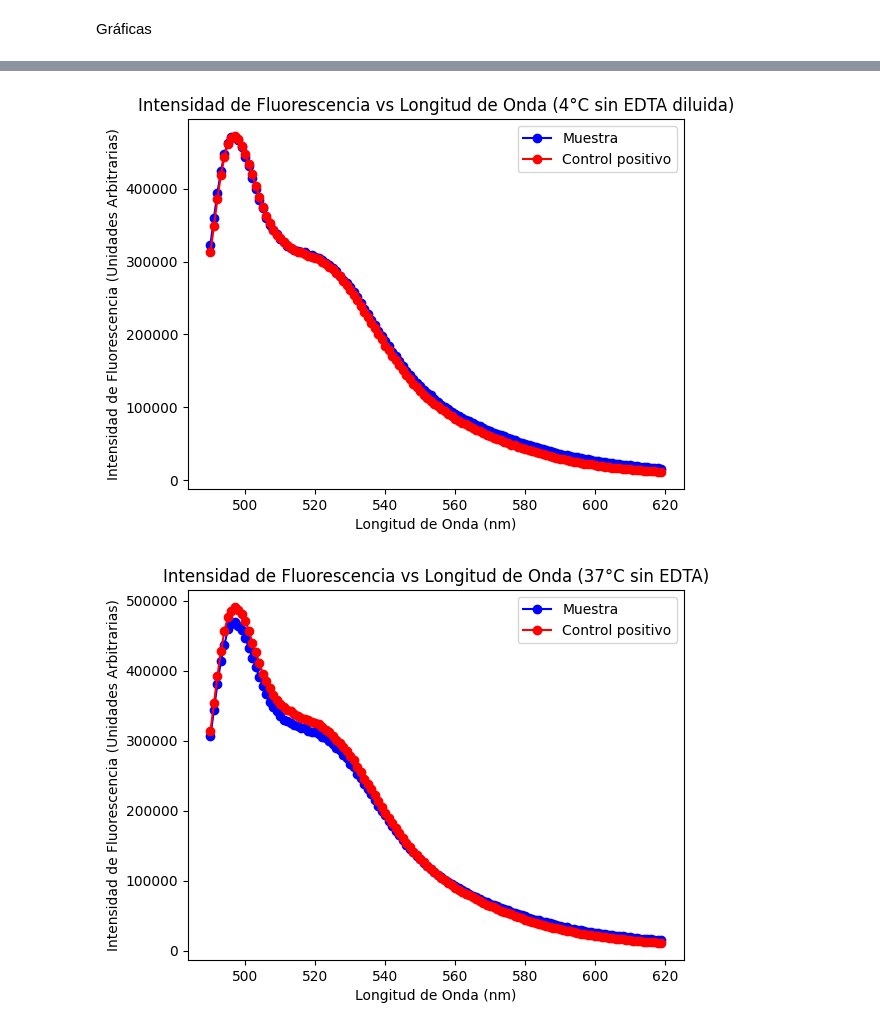
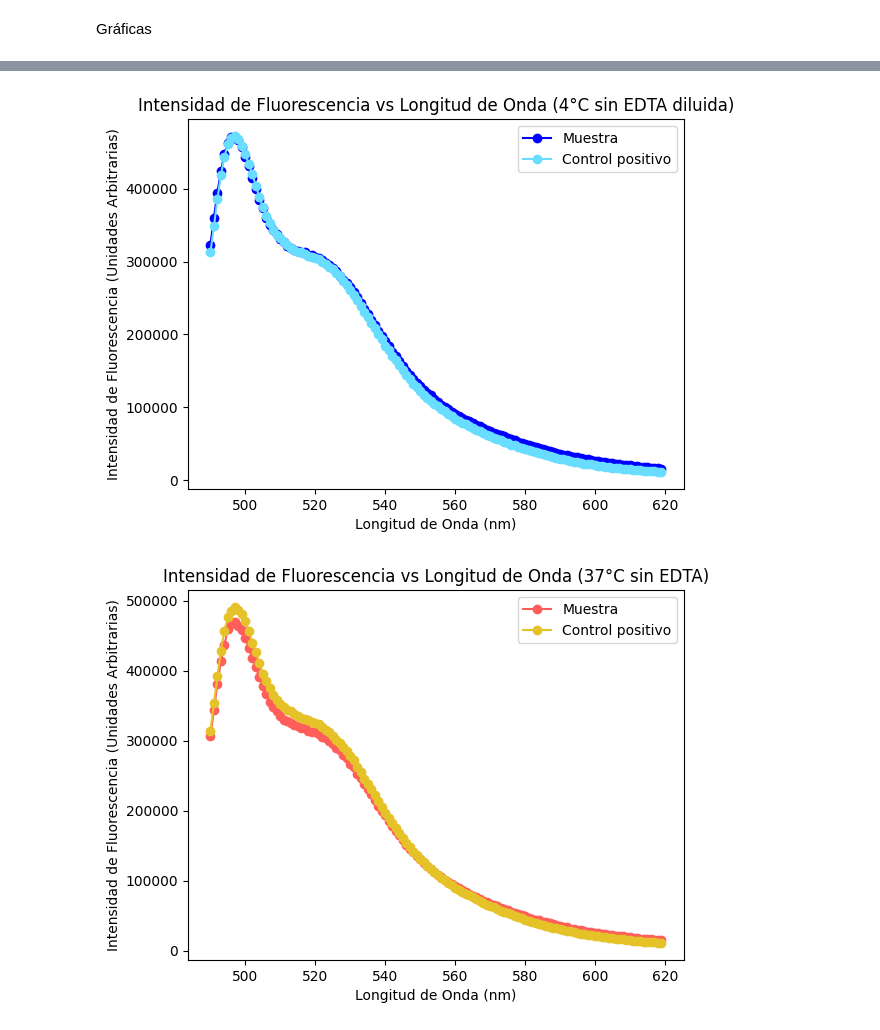
Before and after one commit to ValentinaRincon/Proyecto-exp, a Jupyter notebook: 07-17/fluorometro.ipynb, the cells around one changed output, grey strips where cells are left out. Cells and saved outputs as stored; diff of their text form; code cells hidden in the pictures.

```diff
--- a/07-17/fluorometro.ipynb
+++ b/07-17/fluorometro.ipynb
@@ -100,7 +100,7 @@ plt.show()
 # Muestra a 4°C diluida
 
 plt.plot(longitud_onda(M4C_d[:130]), intensidad_fluorescencia(M4C_d[:130]), marker='o', linestyle='-', color='b', label = 'Muestra')
-plt.plot(longitud_onda(P4C_d[:130]), intensidad_fluorescencia(P4C_d[:130]), marker='o', color='r', label='Control positivo')
+plt.plot(longitud_onda(P4C_d[:130]), intensidad_fluorescencia(P4C_d[:130]), marker='o', color='#69DDFF', label='Control positivo')
 plt.title('Intensidad de Fluorescencia vs Longitud de Onda (4°C sin EDTA diluida)')
 plt.xlabel('Longitud de Onda (nm)')
 plt.ylabel('Intensidad de Fluorescencia (Unidades Arbitrarias)')
@@ -108,17 +108,17 @@ plt.ylabel('Intensidad de Fluorescencia (Unidades Arbitrarias)')
 plt.legend()
 plt.show()
 # %% [output]
-[figure, old version]
+[figure, new version]
 # %%
 # Muestra a 37°C diluida
 
-plt.plot(longitud_onda(M37C_d[:130]), intensidad_fluorescencia(M37C_d[:130]), marker='o', linestyle='-', color='b', label = 'Muestra')
-plt.plot(longitud_onda(P37C_d[:130]), intensidad_fluorescencia(P37C_d[:130]), marker='o', color='r', label='Control positivo')
+plt.plot(longitud_onda(M37C_d[:130]), intensidad_fluorescencia(M37C_d[:130]), marker='o', linestyle='-', color="#FF5E5B", label = 'Muestra')
+plt.plot(longitud_onda(P37C_d[:130]), intensidad_fluorescencia(P37C_d[:130]), marker='o', color="#E6C229", label='Control positivo')
 plt.title('Intensidad de Fluorescencia vs Longitud de Onda (37°C sin EDTA)')
 plt.xlabel('Longitud de Onda (nm)')
 plt.ylabel('Intensidad de Fluorescencia (Unidades Arbitrarias)')
 #plt.grid()
 plt.legend()
 plt.show()
 # %% [output]
-[figure, old version]
+[figure, new version]
```
Also changed, not shown: parts of 2 cells of this notebook.
